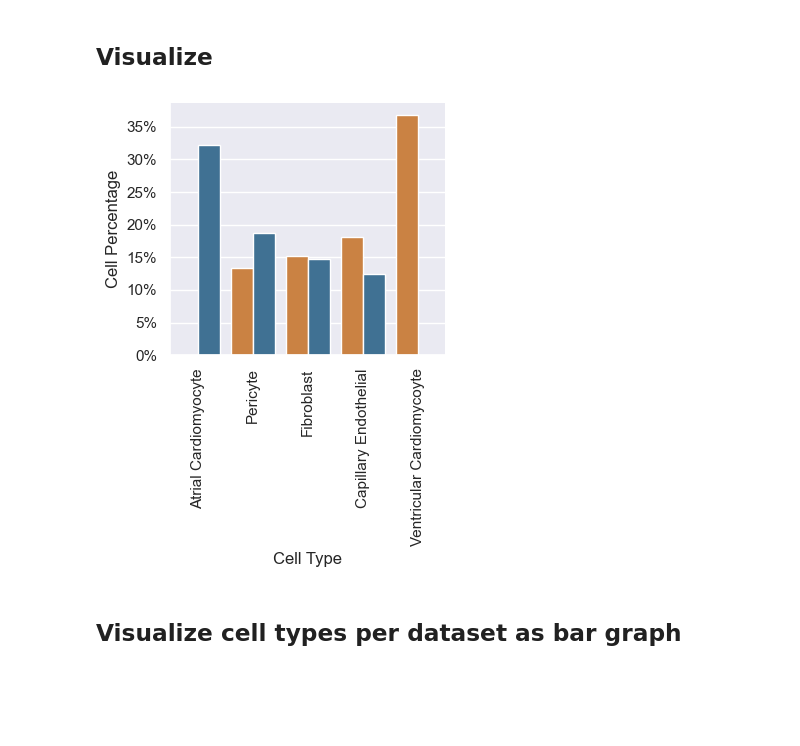
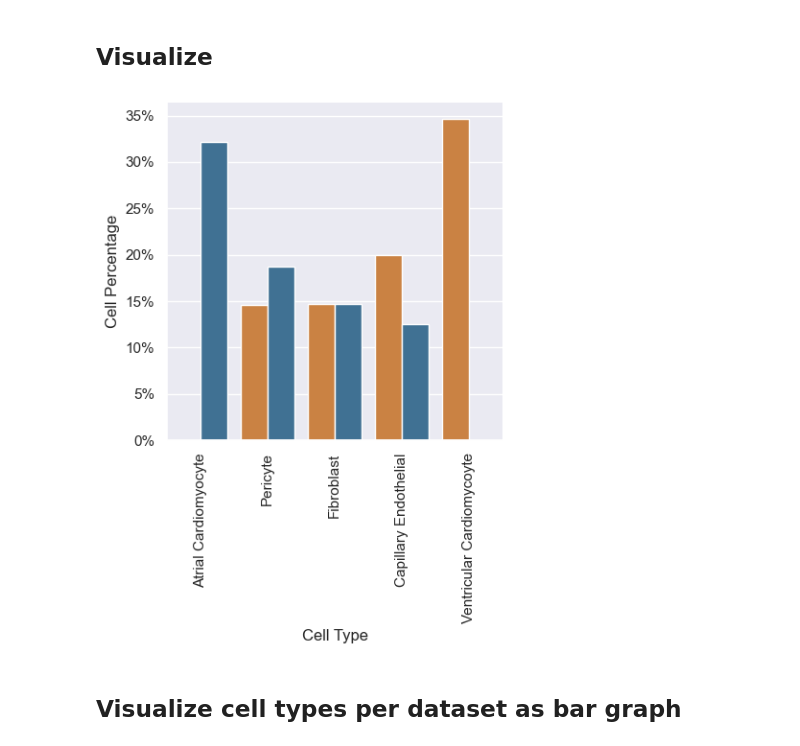
Before and after one commit to cns-iu/hra-construction-usage-supporting-information, a Jupyter notebook: hra_pop/figure_1_g_hra_pop.ipynb, the cells around one changed output. Saved outputs shown, nothing was run; the diff lists cells and outputs as text; code cells hidden in the pictures; blank space fills up the shorter version.

```diff
--- a/hra_pop/figure_1_g_hra_pop.ipynb
+++ b/hra_pop/figure_1_g_hra_pop.ipynb
@@ -18,3 +65,10 @@ import json
+# %%
+# hra-pop version to use
+hra_pop_version = "v0.10.2"
+
+# Load CTs by dataset
+ds_cell_summaries = pd.read_csv(
+    f"../../hra-pop/output-data/{hra_pop_version}/reports/atlas-ad-hoc/datasets-ct-bm-data.csv")
 # %% [markdown]
 ## Load hra-pop data
 # %% [markdown]
@@ -99,18 +154,20 @@ def get_cell_type_population(as_label: str, tool:str, sex:str, hra_api_response:
     result = {
         'Cell Type': [],
         'Anatomical Structure': [],
-        'Cell Percentage': []
+        'Cell Percentage': [],
+        'Cell Count': []
     }
 
     # filter
     filtered_df = hra_api_response[(hra_api_response['as_label'] == as_label) & (hra_api_response['tool'] == tool) & (hra_api_response['sex'] == sex)]
 
     # get cell type and percentage pairs
-    values = filtered_df[['cell_label', 'cell_percentage']]
+    values = filtered_df[['cell_label', 'cell_percentage', 'cell_count']]
 
     result['Cell Type'] = values['cell_label']
     result['Anatomical Structure'] = [as_label] * len(values['cell_label'])
     result['Cell Percentage'] = values['cell_percentage']
+    result['Cell Count'] = values['cell_count']
 
     return pd.DataFrame(result)
 # %% [markdown]
@@ -145,0 +266,17 @@ concatenated_df
+# %%
+# subtract cells and re-compute percentage
+as_2_cells
+
+# Merging on the 'Cell Type' column
+as_2_cells_adjusted = pd.merge(as_2_cells, df_remove, on='Cell Type', how='inner')
+
+as_2_cells_adjusted['Cell Count'] = as_2_cells_adjusted['Cell Count']-as_2_cells_adjusted['cells_to_remove']
+
+# uncomment to remove col for dropped cells
+as_2_cells_adjusted
+
+# re-compute percentage
+total_cells = as_2_cells_adjusted['Cell Count'].sum()
+as_2_cells_adjusted['Cell Percentage'] = as_2_cells_adjusted['Cell Count'] / total_cells
+
+as_2_cells_adjusted
@@ -145,0 +301,3 @@ concatenated_df
+# %%
+# re-assign adjusted df to df for conatenating and visualization to remove cells from wrongly registered dataset
+as_2_cells = as_2_cells_adjusted
@@ -160,34 +336,37 @@ plot = sns.catplot(
     y='Cell Percentage',
     hue='Anatomical Structure',
     kind='bar',
     height=5,
     aspect=.75,
     # legend_out=False,
     legend=False,
     hue_order=group_order,
     palette=custom_palette
 )
 
+# set fig size
+plt.gcf().set_size_inches(4.5, 6)
+
 # convert y-axis to percent
 ax = plt.gca()
 vals = ax.get_yticks()
 ax.set_yticklabels(['{:.0%}'.format(val) for val in vals])
 
 # rotate x-axis tick labels by 90 degrees
 plt.xticks(rotation=90)
 
 # tighten the layout
 plt.tight_layout()
 
 # save the fig
 plt.savefig("output/fig-1g.svg")
 plt.savefig("output/fig-1g.pdf")
 plt.savefig("output/fig-1g.png")
 
 # render the plot
 plt.show()
 # %% [output]
-[figure, old version]
+[figure, new version]
 # %% [markdown]
 ## Visualize cell types per dataset as bar graph
 # %% [markdown]
```
Also changed, not shown: parts of 13 cells of this notebook, 8 other files.
